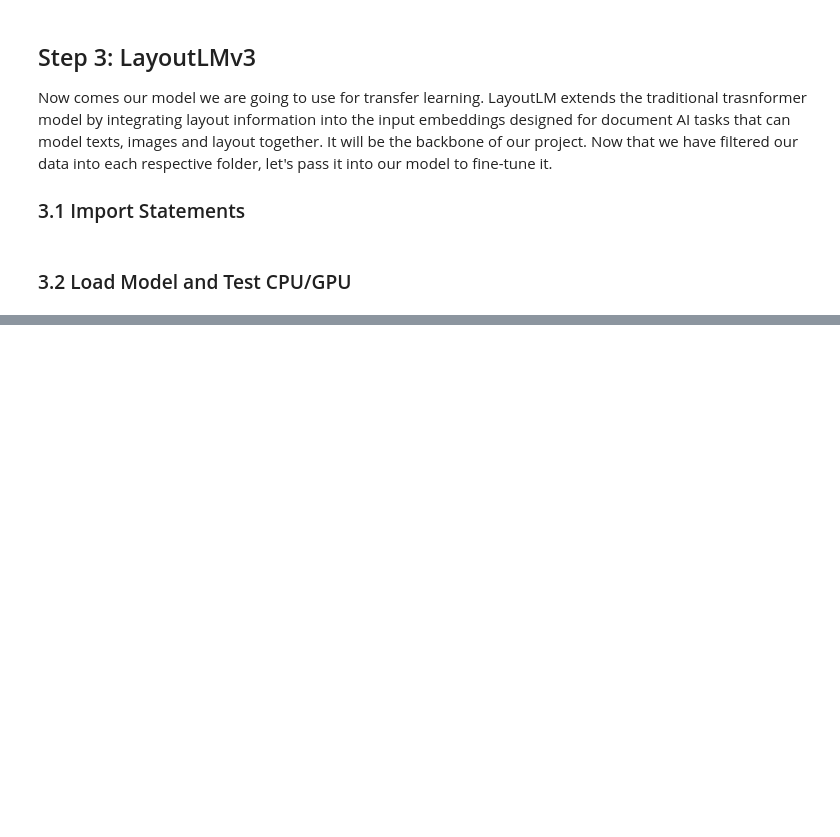
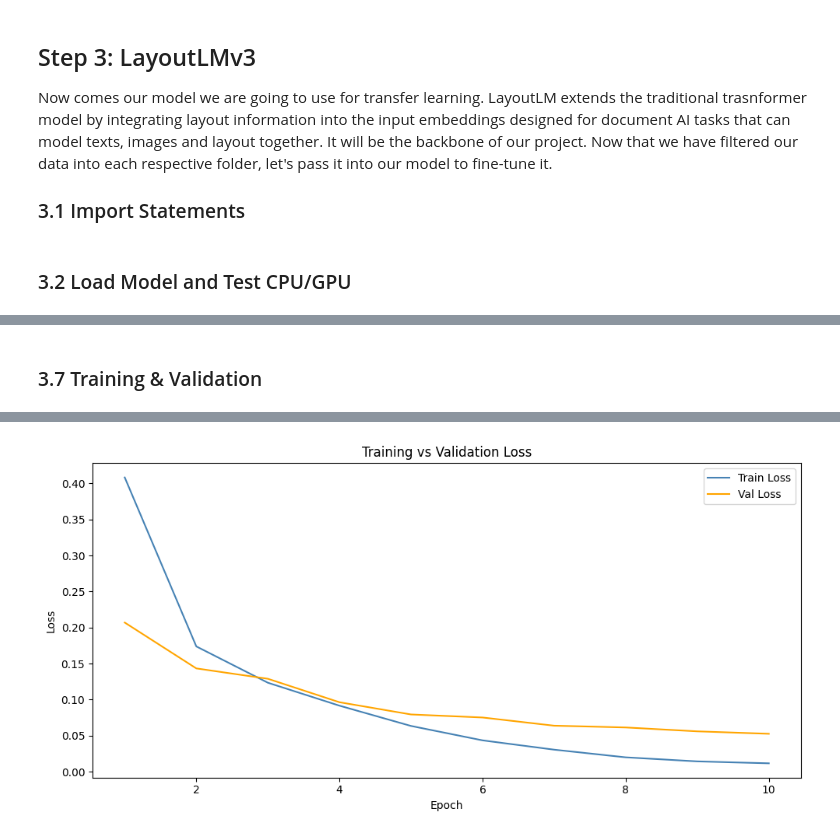
Before and after one commit to nooblexx/Energy-Bill-Automation-Deep-Learning-Model, a Jupyter notebook: Energy-Automation.ipynb, the cells around one changed output, grey strips where cells are left out. Drawn from its saved outputs; the diff is of its cells as text; code cells hidden in the pictures; blank space fills up the shorter version.

```diff
--- a/Energy-Automation.ipynb
+++ b/Energy-Automation.ipynb
@@ -338,22 +438,50 @@ print(f"Logits shape: {outputs.logits.shape}")
+# %% [markdown]
+### 3.7 Training & Validation
 # %%
-# Training setup
+# Handle GPU runs (later when I move to my other pc)
+device    = torch.device("cuda" if torch.cuda.is_available() else "cpu")
+# Create model, optimizer and # of epochs
+model     = model.to(device)
 optimizer = AdamW(model.parameters(), lr=5e-5)
-epochs = 10
+epochs    = 10
 
-model.train()
+train_losses = []
+val_losses = []
+
 for epoch in range(epochs):
-    optimizer.zero_grad()
-
-    outputs = model(
-        input_ids      = encoding["input_ids"],
-        attention_mask = encoding["attention_mask"],
-        bbox           = encoding["bbox"],
-        pixel_values   = encoding["pixel_values"],
-        labels         = encoding["labels"]
-    )
-
-    loss = outputs.loss
-    loss.backward()
-    optimizer.step()
-
-    print(f"Epoch {epoch + 1}/{epochs} — Loss: {loss.item():.4f}")
+    # Training
+    model.train()
+    train_loss = 0
+    for batch in train_loader:
+        optimizer.zero_grad()
+        outputs = model(
+            input_ids      = batch["input_ids"].to(device),
+            attention_mask = batch["attention_mask"].to(device),
+            bbox           = batch["bbox"].to(device),
+            pixel_values   = batch["pixel_values"].to(device),
+            labels         = batch["labels"].to(device)
+        )
+        loss = outputs.loss
+        loss.backward()
+        optimizer.step()
+        train_loss += loss.item()
+    # Validation
+    model.eval()
+    val_loss = 0
+    with torch.no_grad():
+        for batch in val_loader:
+            outputs = model(
+                input_ids      = batch["input_ids"].to(device),
+                attention_mask = batch["attention_mask"].to(device),
+                bbox           = batch["bbox"].to(device),
+                pixel_values   = batch["pixel_values"].to(device),
+                labels         = batch["labels"].to(device)
+            )
+            val_loss += outputs.loss.item()
+    # Find average loss
+    avg_train = train_loss / len(train_loader)
+    avg_val   = val_loss   / len(val_loader)
+    train_losses.append(avg_train)
+    val_losses.append(avg_val)
+    print(f"Epoch {epoch+1}/{epochs} — Train Loss: {avg_train:.4f} Val Loss: {avg_val:.4f}")
+# %% [output]
@@ -359,0 +498 @@ for epoch in range(epochs):
+[figure, added]
```
Also changed, not shown: parts of 22 cells of this notebook, 6 other files.
